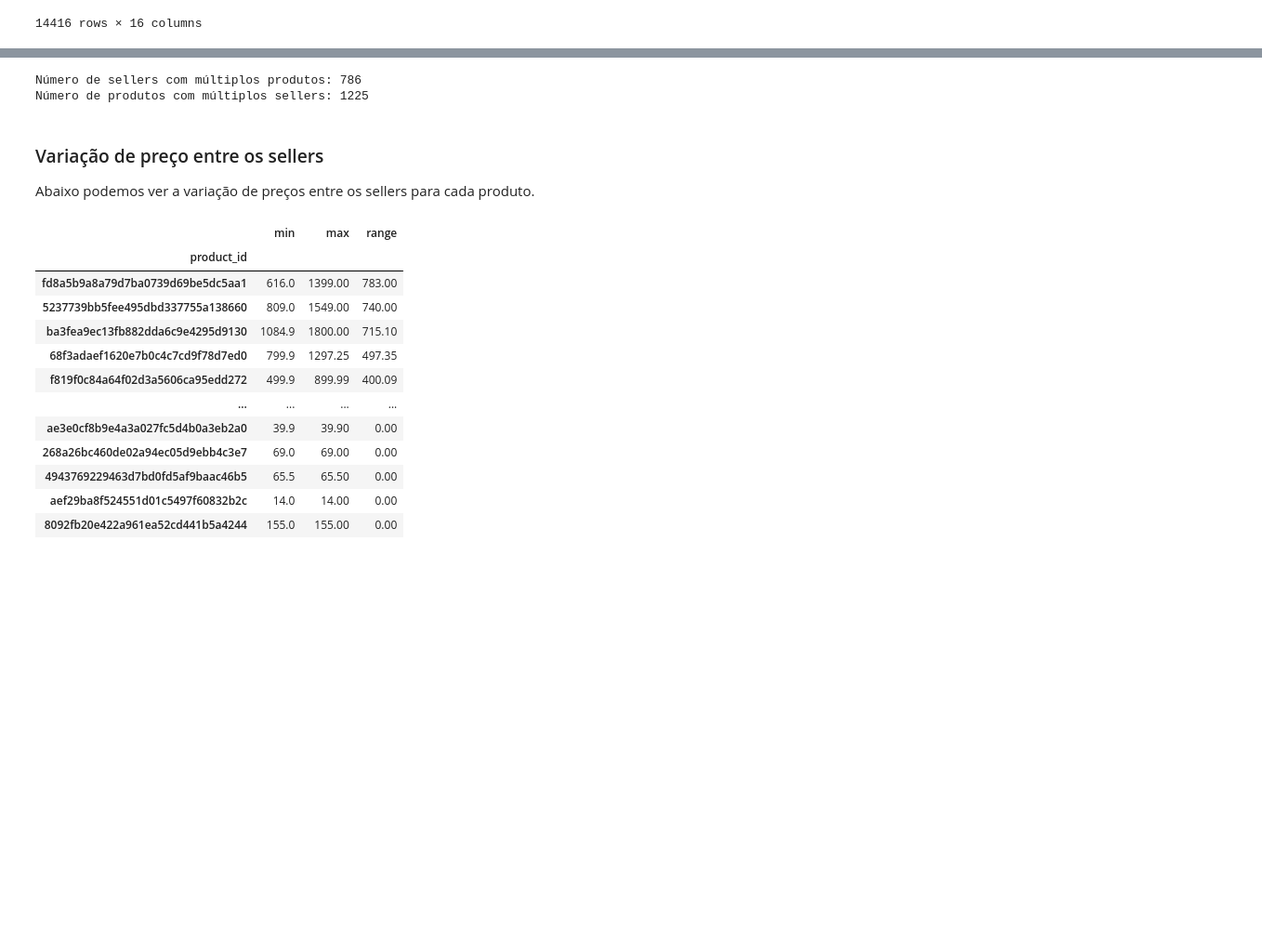
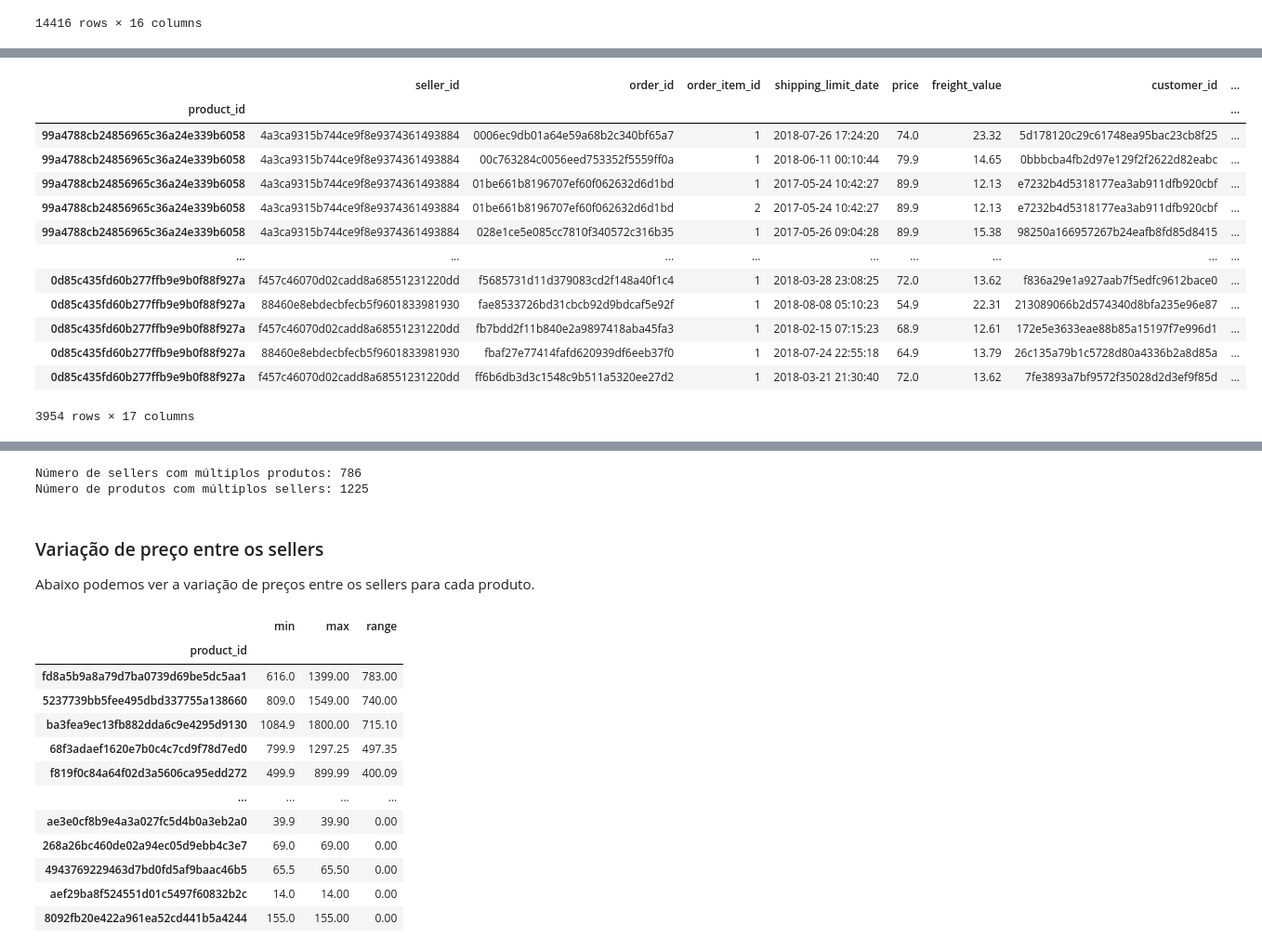
Before and after one commit to BaRobles/Compass_Data_Science, a Jupyter notebook: 1.Sprint.Compass.ipynb, the cells around one changed output, grey strips where cells are left out. Shown at 93% size. Saved outputs shown, nothing was run; the diff lists cells and outputs as text; code cells hidden in the pictures; blank space fills up the shorter version.

````diff
--- a/1.Sprint.Compass.ipynb
+++ b/1.Sprint.Compass.ipynb
@@ -647,0 +685,4 @@ produto_por_seller
+# %%
+# filtrando a tabela com as categorias dos produtos usando a ```top 30 produtos com mais sellers```.
+produto_por_seller_filtrado = produto_por_seller[produto_por_seller.index.get_level_values('product_id').isin(seller_contagem_top_30_ordenada.index)]
+produto_por_seller_filtrado.info()
@@ -647,0 +707,19 @@ produto_por_seller
+# %%
+produto_por_seller_filtrado.reset_index(level='seller_id', inplace=True)
+# produto_por_seller_filtrado.set_index('product_category_name', append=True, inplace=True)
+produto_por_seller_filtrado
+# %% [output]
+|  | seller_id | order_id | order_item_id | shipping_limit_date | price | freight_value | customer_id | ... |
+| product_id |  |  |  |  |  |  |  | ... |
+| 99a4788cb24856965c36a24e339b6058 | 4a3ca9315b744ce9f8e9374361493884 | 0006ec9db01a64e59a68b2c340bf65a7 | 1 | 2018-07-26 17:24:20 | 74.0 | 23.32 | 5d178120c29c61748ea95bac23cb8f25 | ... |
+| 99a4788cb24856965c36a24e339b6058 | 4a3ca9315b744ce9f8e9374361493884 | 00c763284c0056eed753352f5559ff0a | 1 | 2018-06-11 00:10:44 | 79.9 | 14.65 | 0bbbcba4fb2d97e129f2f2622d82eabc | ... |
+| 99a4788cb24856965c36a24e339b6058 | 4a3ca9315b744ce9f8e9374361493884 | 01be661b8196707ef60f062632d6d1bd | 1 | 2017-05-24 10:42:27 | 89.9 | 12.13 | e7232b4d5318177ea3ab911dfb920cbf | ... |
+| 99a4788cb24856965c36a24e339b6058 | 4a3ca9315b744ce9f8e9374361493884 | 01be661b8196707ef60f062632d6d1bd | 2 | 2017-05-24 10:42:27 | 89.9 | 12.13 | e7232b4d5318177ea3ab911dfb920cbf | ... |
+| 99a4788cb24856965c36a24e339b6058 | 4a3ca9315b744ce9f8e9374361493884 | 028e1ce5e085cc7810f340572c316b35 | 1 | 2017-05-26 09:04:28 | 89.9 | 15.38 | 98250a166957267b24eafb8fd85d8415 | ... |
+| ... | ... | ... | ... | ... | ... | ... | ... | ... |
+| 0d85c435fd60b277ffb9e9b0f88f927a | f457c46070d02cadd8a68551231220dd | f5685731d11d379083cd2f148a40f1c4 | 1 | 2018-03-28 23:08:25 | 72.0 | 13.62 | f836a29e1a927aab7f5edfc9612bace0 | ... |
+| 0d85c435fd60b277ffb9e9b0f88f927a | 88460e8ebdecbfecb5f9601833981930 | fae8533726bd31cbcb92d9bdcaf5e92f | 1 | 2018-08-08 05:10:23 | 54.9 | 22.31 | 213089066b2d574340d8bfa235e96e87 | ... |
+| 0d85c435fd60b277ffb9e9b0f88f927a | f457c46070d02cadd8a68551231220dd | fb7bdd2f11b840e2a9897418aba45fa3 | 1 | 2018-02-15 07:15:23 | 68.9 | 12.61 | 172e5e3633eae88b85a15197f7e996d1 | ... |
+| 0d85c435fd60b277ffb9e9b0f88f927a | 88460e8ebdecbfecb5f9601833981930 | fbaf27e77414fafd620939df6eeb37f0 | 1 | 2018-07-24 22:55:18 | 64.9 | 13.79 | 26c135a79b1c5728d80a4336b2a8d85a | ... |
+| 0d85c435fd60b277ffb9e9b0f88f927a | f457c46070d02cadd8a68551231220dd | ff6b6db3d3c1548c9b511a5320ee27d2 | 1 | 2018-03-21 21:30:40 | 72.0 | 13.62 | 7fe3893a7bf9572f35028d2d3ef9f85d | ... |
+3954 rows × 17 columns
````
Also changed, not shown: parts of 12 cells of this notebook.
